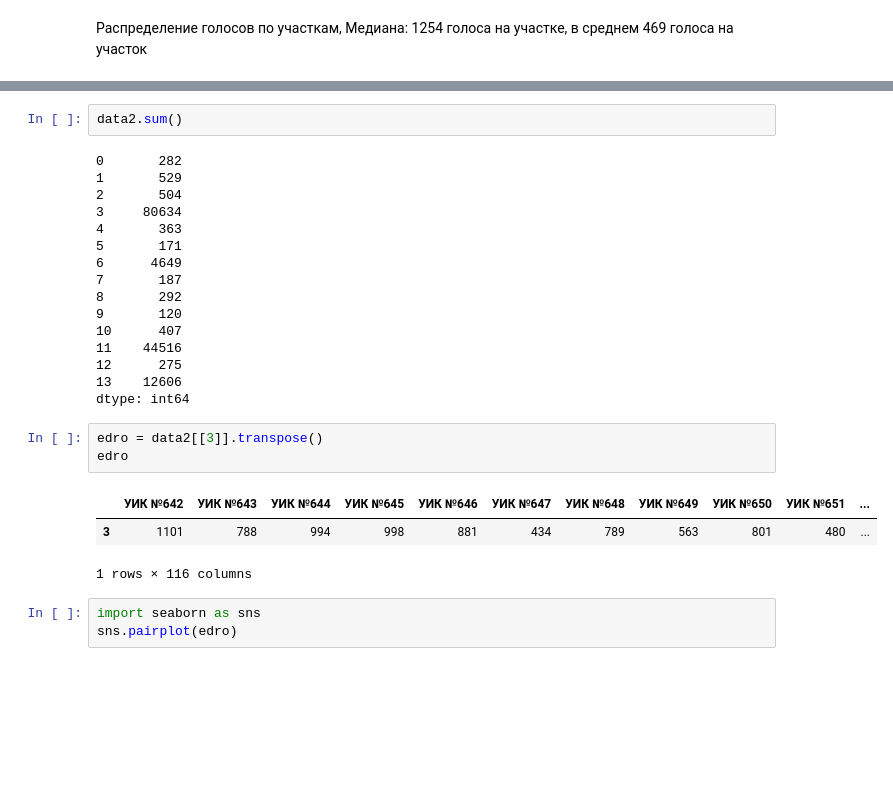
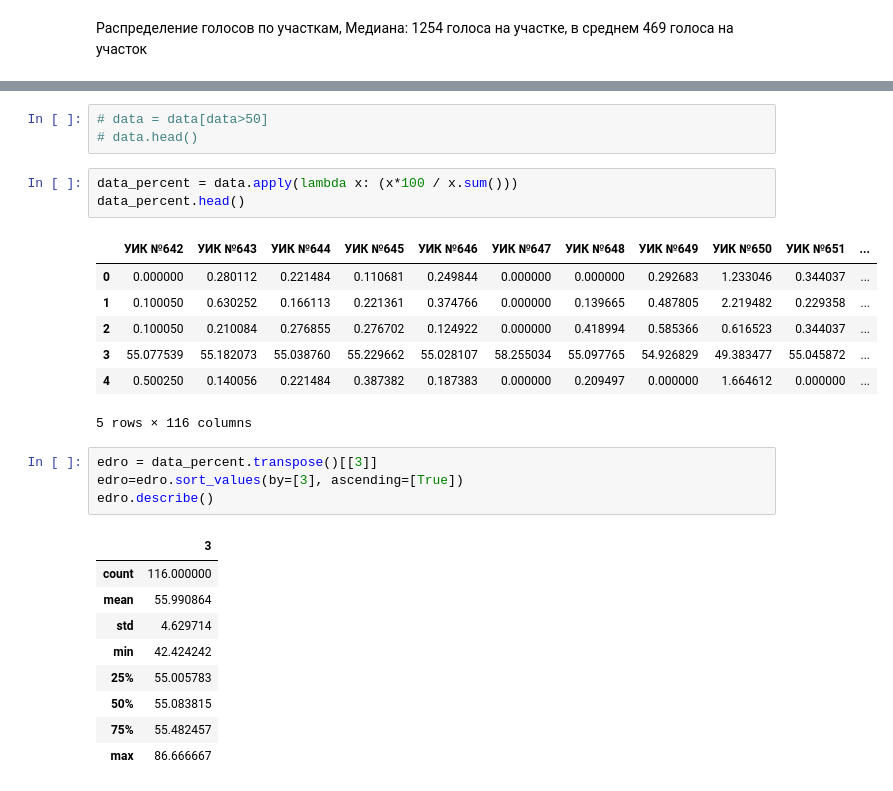
Before and after one commit to fortunto2/sterlitamak_duma2016, a Jupyter notebook: sterlitamak.ipynb, the cells around one changed output, grey strips where cells are left out. Cells and saved outputs as stored; diff of their text form; blank space fills up the shorter version.

```diff
--- a/sterlitamak.ipynb
+++ b/sterlitamak.ipynb
@@ -80,28 +45,28 @@ data2.describe()
-# %%
-data2.sum()
-# %% [output]
-0       282
-1       529
-2       504
-3     80634
-4       363
-5       171
-6      4649
-7       187
-8       292
-9       120
-10      407
-11    44516
-12      275
-13    12606
-dtype: int64
-# %%
-edro = data2[[3]].transpose()
-edro
-# %% [output]
-|  | УИК №642 | УИК №643 | УИК №644 | УИК №645 | УИК №646 | УИК №647 | УИК №648 | УИК №649 | УИК №650 | УИК №651 | ... |
-| 3 | 1101 | 788 | 994 | 998 | 881 | 434 | 789 | 563 | 801 | 480 | ... |
-1 rows × 116 columns
-# %%
-import seaborn as sns
-sns.pairplot(edro)
+# %%
+# data = data[data>50]
+# data.head()
+# %%
+data_percent = data.apply(lambda x: (x*100 / x.sum()))
+data_percent.head()
+# %% [output]
+|  | УИК №642 | УИК №643 | УИК №644 | УИК №645 | УИК №646 | УИК №647 | УИК №648 | УИК №649 | УИК №650 | УИК №651 | ... |
+| 0 | 0.000000 | 0.280112 | 0.221484 | 0.110681 | 0.249844 | 0.000000 | 0.000000 | 0.292683 | 1.233046 | 0.344037 | ... |
+| 1 | 0.100050 | 0.630252 | 0.166113 | 0.221361 | 0.374766 | 0.000000 | 0.139665 | 0.487805 | 2.219482 | 0.229358 | ... |
+| 2 | 0.100050 | 0.210084 | 0.276855 | 0.276702 | 0.124922 | 0.000000 | 0.418994 | 0.585366 | 0.616523 | 0.344037 | ... |
+| 3 | 55.077539 | 55.182073 | 55.038760 | 55.229662 | 55.028107 | 58.255034 | 55.097765 | 54.926829 | 49.383477 | 55.045872 | ... |
+| 4 | 0.500250 | 0.140056 | 0.221484 | 0.387382 | 0.187383 | 0.000000 | 0.209497 | 0.000000 | 1.664612 | 0.000000 | ... |
+5 rows × 116 columns
+# %%
+edro = data_percent.transpose()[[3]]
+edro=edro.sort_values(by=[3], ascending=[True])
+edro.describe()
+# %% [output]
+|  | 3 |
+| count | 116.000000 |
+| mean | 55.990864 |
+| std | 4.629714 |
+| min | 42.424242 |
+| 25% | 55.005783 |
+| 50% | 55.083815 |
+| 75% | 55.482457 |
+| max | 86.666667 |
```
Also changed, not shown: parts of 10 cells of this notebook.
